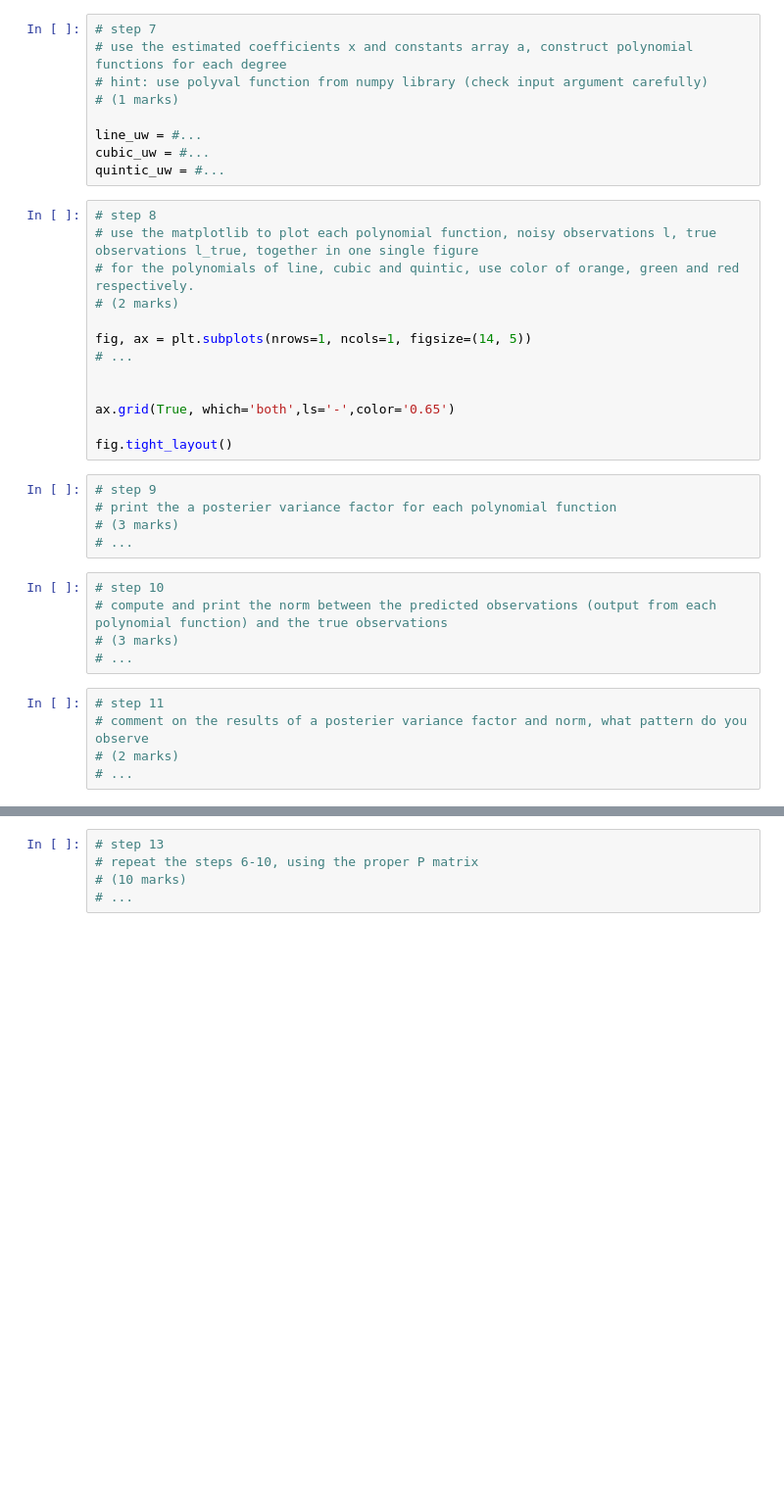
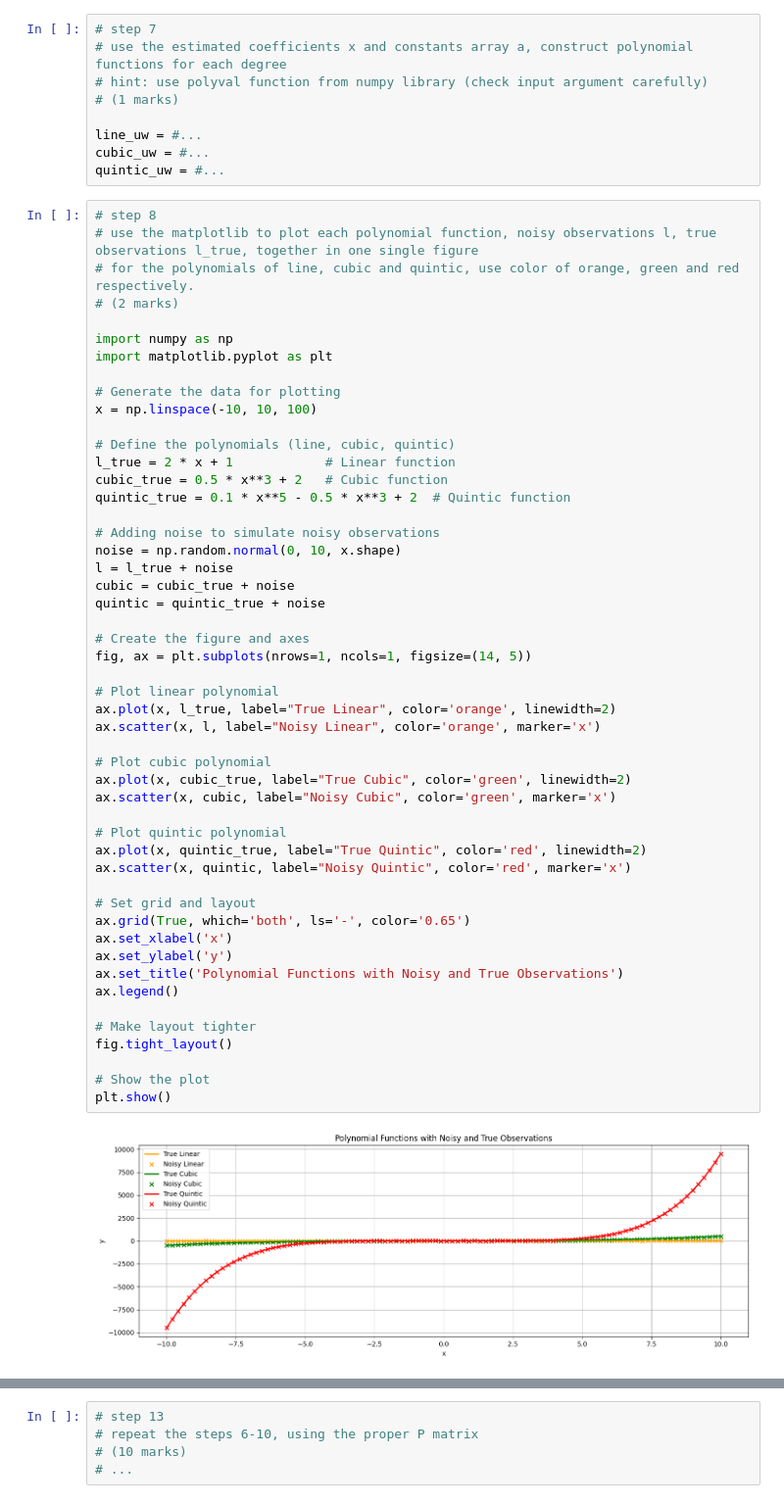
Before and after one commit to kirti-chaudhari680/engg680_2024_fall, a Jupyter notebook: Lab_Assignment2/Assignment2.ipynb, the cells around one changed output, grey strips where cells are left out. Shown: that part at 98% size. Saved outputs shown, nothing was run; the diff lists cells and outputs as text; blank space fills up the shorter version.

Commit message:
answered questions 8 to 12 in part 1 and  plotted each polynomial function, noisy observations l, true observations l_true, together in one single figure

```diff
--- a/Lab_Assignment2/Assignment2.ipynb
+++ b/Lab_Assignment2/Assignment2.ipynb
@@ -116,31 +116,55 @@ def fit_polynomial_curve(a: np.ndarray, l: np.ndarray, P: np.ndarray, deg: int)
 line_uw = #...
 cubic_uw = #...
 quintic_uw = #...
-# %%
-# step 8
-# use the matplotlib to plot each polynomial function, noisy observations l, true observations l_true, together in one single figure
-# for the polynomials of line, cubic and quintic, use color of orange, green and red respectively.
-# (2 marks)
-
-fig, ax = plt.subplots(nrows=1, ncols=1, figsize=(14, 5))
-# ...
-
-
-ax.grid(True, which='both',ls='-',color='0.65')
-
-fig.tight_layout()
-# %%
-# step 9
-# print the a posterier variance factor for each polynomial function
-# (3 marks)
-# ...
-# %%
-# step 10
-# compute and print the norm between the predicted observations (output from each polynomial function) and the true observations
-# (3 marks)
-# ...
-# %%
-# step 11
-# comment on the results of a posterier variance factor and norm, what pattern do you observe
-# (2 marks)
-# ...
+# %%
+# step 8
+# use the matplotlib to plot each polynomial function, noisy observations l, true observations l_true, together in one single figure
+# for the polynomials of line, cubic and quintic, use color of orange, green and red respectively.
+# (2 marks)
+
+import numpy as np
+import matplotlib.pyplot as plt
+
+# Generate the data for plotting
+x = np.linspace(-10, 10, 100)
+
+# Define the polynomials (line, cubic, quintic)
+l_true = 2 * x + 1            # Linear function
+cubic_true = 0.5 * x**3 + 2   # Cubic function
+quintic_true = 0.1 * x**5 - 0.5 * x**3 + 2  # Quintic function
+
+# Adding noise to simulate noisy observations
+noise = np.random.normal(0, 10, x.shape)
+l = l_true + noise
+cubic = cubic_true + noise
+quintic = quintic_true + noise
+
+# Create the figure and axes
+fig, ax = plt.subplots(nrows=1, ncols=1, figsize=(14, 5))
+
+# Plot linear polynomial
+ax.plot(x, l_true, label="True Linear", color='orange', linewidth=2)
+ax.scatter(x, l, label="Noisy Linear", color='orange', marker='x')
+
+# Plot cubic polynomial
+ax.plot(x, cubic_true, label="True Cubic", color='green', linewidth=2)
+ax.scatter(x, cubic, label="Noisy Cubic", color='green', marker='x')
+
+# Plot quintic polynomial
+ax.plot(x, quintic_true, label="True Quintic", color='red', linewidth=2)
+ax.scatter(x, quintic, label="Noisy Quintic", color='red', marker='x')
+
+# Set grid and layout
+ax.grid(True, which='both', ls='-', color='0.65')
+ax.set_xlabel('x')
+ax.set_ylabel('y')
+ax.set_title('Polynomial Functions with Noisy and True Observations')
+ax.legend()
+
+# Make layout tighter
+fig.tight_layout()
+
+# Show the plot
+plt.show()
+# %% [output]
+[figure, added]
```
Also changed, not shown: parts of 4 cells of this notebook.
